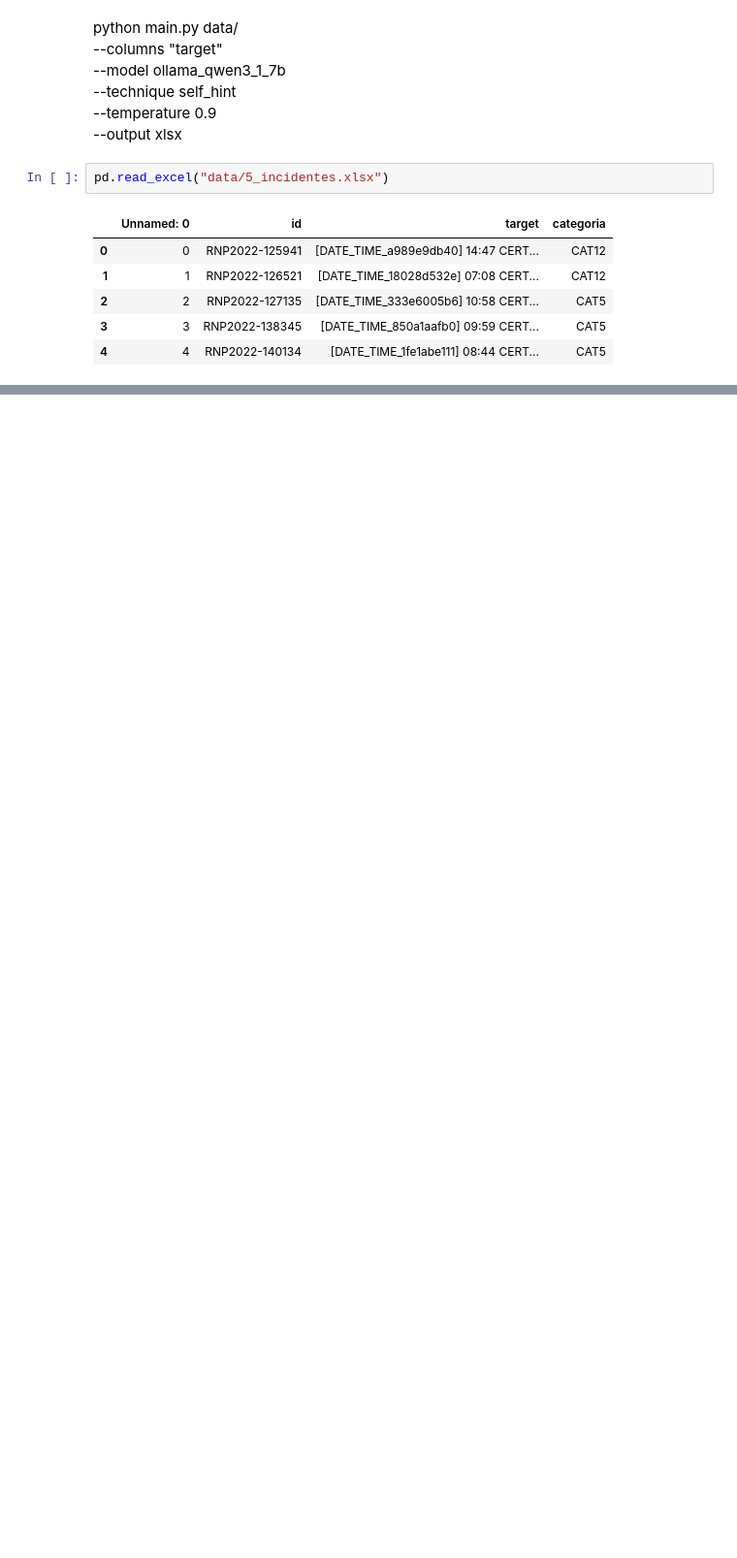
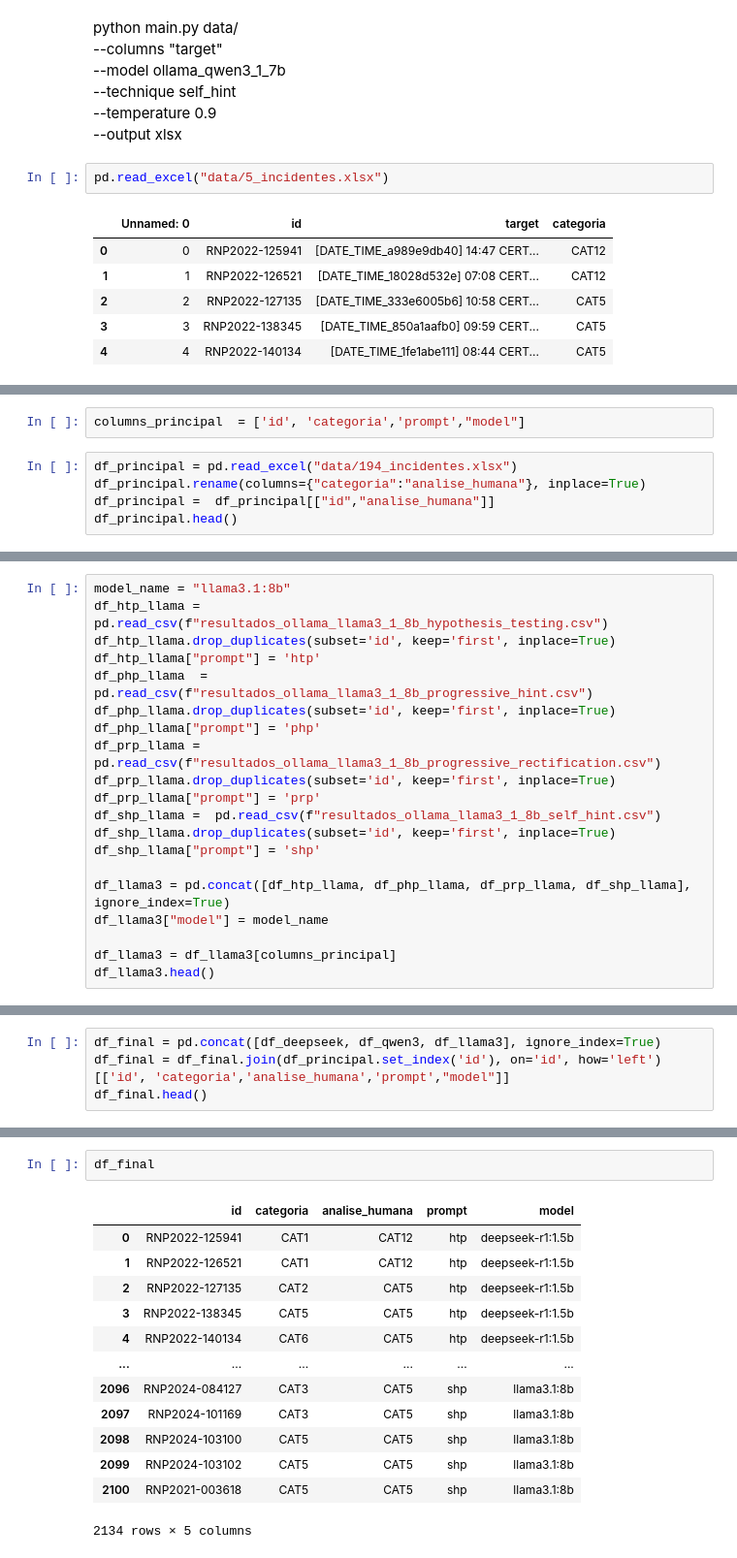
Before and after one commit to AILabs4All/FrameworkPE, a Jupyter notebook: teste_.ipynb, the cells around one changed output, grey strips where cells are left out. Shown: that part at 97% size. Saved outputs shown, nothing was run; the diff lists cells and outputs as text; blank space fills up the shorter version.

```diff
--- a/teste_.ipynb
+++ b/teste_.ipynb
@@ -176,0 +181,7 @@ pd.read_excel("data/5_incidentes.xlsx")
+# %%
+columns_principal  = ['id', 'categoria','prompt',"model"]
+# %%
+df_principal = pd.read_excel("data/194_incidentes.xlsx")
+df_principal.rename(columns={"categoria":"analise_humana"}, inplace=True)
+df_principal =  df_principal[["id","analise_humana"]]
+df_principal.head()
@@ -176,0 +304,20 @@ pd.read_excel("data/5_incidentes.xlsx")
+# %%
+model_name = "llama3.1:8b"
+df_htp_llama = pd.read_csv(f"resultados_ollama_llama3_1_8b_hypothesis_testing.csv")
+df_htp_llama.drop_duplicates(subset='id', keep='first', inplace=True)
+df_htp_llama["prompt"] = 'htp'
+df_php_llama  = pd.read_csv(f"resultados_ollama_llama3_1_8b_progressive_hint.csv")
+df_php_llama.drop_duplicates(subset='id', keep='first', inplace=True)
+df_php_llama["prompt"] = 'php'
+df_prp_llama = pd.read_csv(f"resultados_ollama_llama3_1_8b_progressive_rectification.csv")
+df_prp_llama.drop_duplicates(subset='id', keep='first', inplace=True)
+df_prp_llama["prompt"] = 'prp'
+df_shp_llama =  pd.read_csv(f"resultados_ollama_llama3_1_8b_self_hint.csv")
+df_shp_llama.drop_duplicates(subset='id', keep='first', inplace=True)
+df_shp_llama["prompt"] = 'shp'
+
+df_llama3 = pd.concat([df_htp_llama, df_php_llama, df_prp_llama, df_shp_llama], ignore_index=True)
+df_llama3["model"] = model_name
+
+df_llama3 = df_llama3[columns_principal]
+df_llama3.head()
@@ -176,0 +331,4 @@ pd.read_excel("data/5_incidentes.xlsx")
+# %%
+df_final = pd.concat([df_deepseek, df_qwen3, df_llama3], ignore_index=True)
+df_final = df_final.join(df_principal.set_index('id'), on='id', how='left')[['id', 'categoria','analise_humana','prompt',"model"]]
+df_final.head()
@@ -176,0 +360,16 @@ pd.read_excel("data/5_incidentes.xlsx")
+# %%
+df_final
+# %% [output]
+|  | id | categoria | analise_humana | prompt | model |
+| 0 | RNP2022-125941 | CAT1 | CAT12 | htp | deepseek-r1:1.5b |
+| 1 | RNP2022-126521 | CAT1 | CAT12 | htp | deepseek-r1:1.5b |
+| 2 | RNP2022-127135 | CAT2 | CAT5 | htp | deepseek-r1:1.5b |
+| 3 | RNP2022-138345 | CAT5 | CAT5 | htp | deepseek-r1:1.5b |
+| 4 | RNP2022-140134 | CAT6 | CAT5 | htp | deepseek-r1:1.5b |
+| ... | ... | ... | ... | ... | ... |
+| 2096 | RNP2024-084127 | CAT3 | CAT5 | shp | llama3.1:8b |
+| 2097 | RNP2024-101169 | CAT3 | CAT5 | shp | llama3.1:8b |
+| 2098 | RNP2024-103100 | CAT5 | CAT5 | shp | llama3.1:8b |
+| 2099 | RNP2024-103102 | CAT5 | CAT5 | shp | llama3.1:8b |
+| 2100 | RNP2021-003618 | CAT5 | CAT5 | shp | llama3.1:8b |
+2134 rows × 5 columns
```
Also changed, not shown: parts of 18 cells of this notebook, 16 other files.
